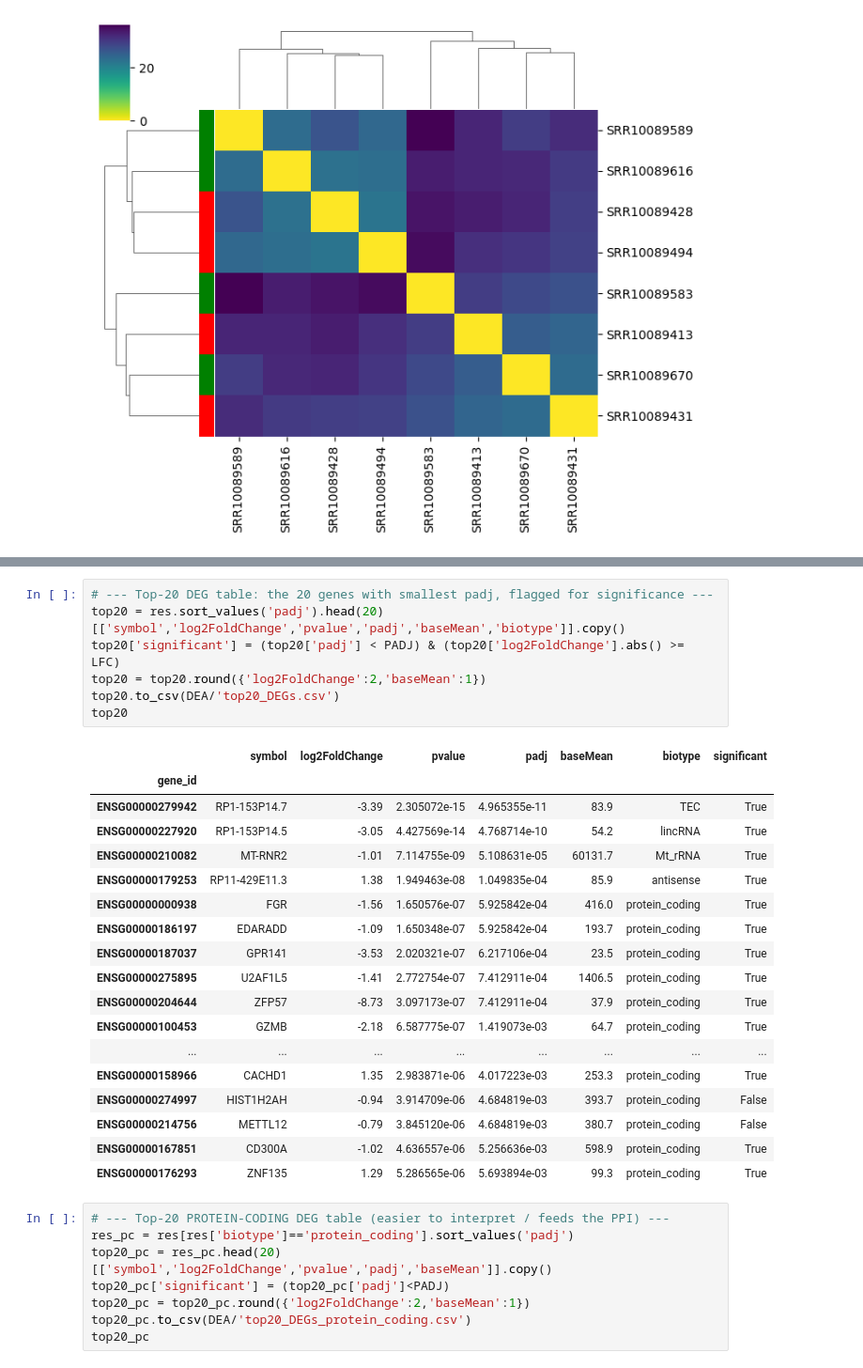
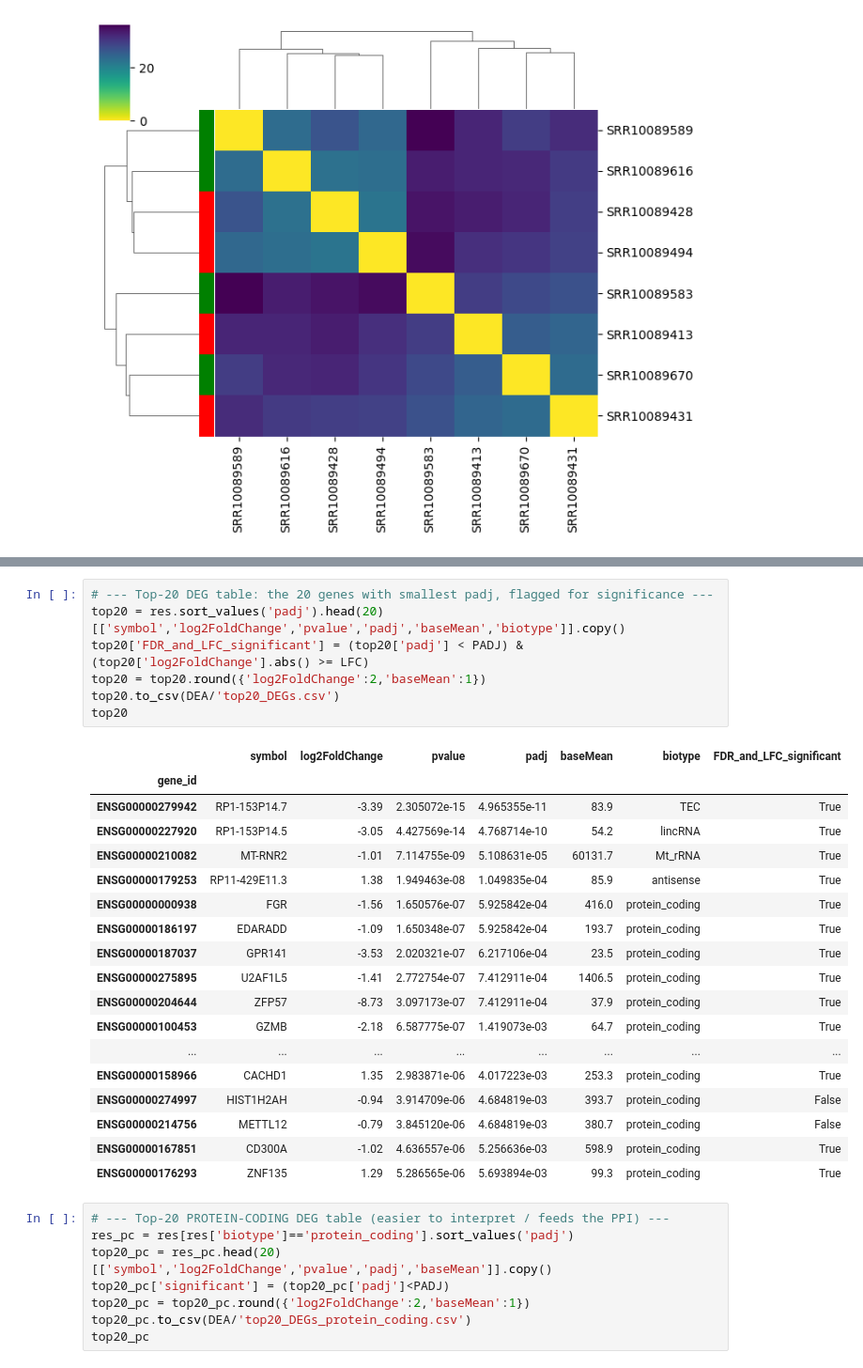
Before and after one commit to ilegul/ms-cd4, a Jupyter notebook: notebooks/BSB_CD4_MS_assignment.ipynb, the cells around one changed output, grey strips where cells are left out. Shown at 94% size. Saved outputs shown, nothing was run; the diff lists cells and outputs as text.

```diff
--- a/notebooks/BSB_CD4_MS_assignment.ipynb
+++ b/notebooks/BSB_CD4_MS_assignment.ipynb
@@ -1192,12 +1192,12 @@ plt.tight_layout(); plt.savefig(DEA/'volcano.png', dpi=150); plt.show()
 # %%
 # --- Top-20 DEG table: the 20 genes with smallest padj, flagged for significance ---
 top20 = res.sort_values('padj').head(20)[['symbol','log2FoldChange','pvalue','padj','baseMean','biotype']].copy()
-top20['significant'] = (top20['padj'] < PADJ) & (top20['log2FoldChange'].abs() >= LFC)
+top20['FDR_and_LFC_significant'] = (top20['padj'] < PADJ) & (top20['log2FoldChange'].abs() >= LFC)
 top20 = top20.round({'log2FoldChange':2,'baseMean':1})
 top20.to_csv(DEA/'top20_DEGs.csv')
 top20
 # %% [output]
-|  | symbol | log2FoldChange | pvalue | padj | baseMean | biotype | significant |
+|  | symbol | log2FoldChange | pvalue | padj | baseMean | biotype | FDR_and_LFC_significant |
 | gene_id |  |  |  |  |  |  |  |
 | ENSG00000279942 | RP1-153P14.7 | -3.39 | 2.305072e-15 | 4.965355e-11 | 83.9 | TEC | True |
 | ENSG00000227920 | RP1-153P14.5 | -3.05 | 4.427569e-14 | 4.768714e-10 | 54.2 | lincRNA | True |
```
Also changed, not shown: parts of 16 cells of this notebook, 16 other files.
